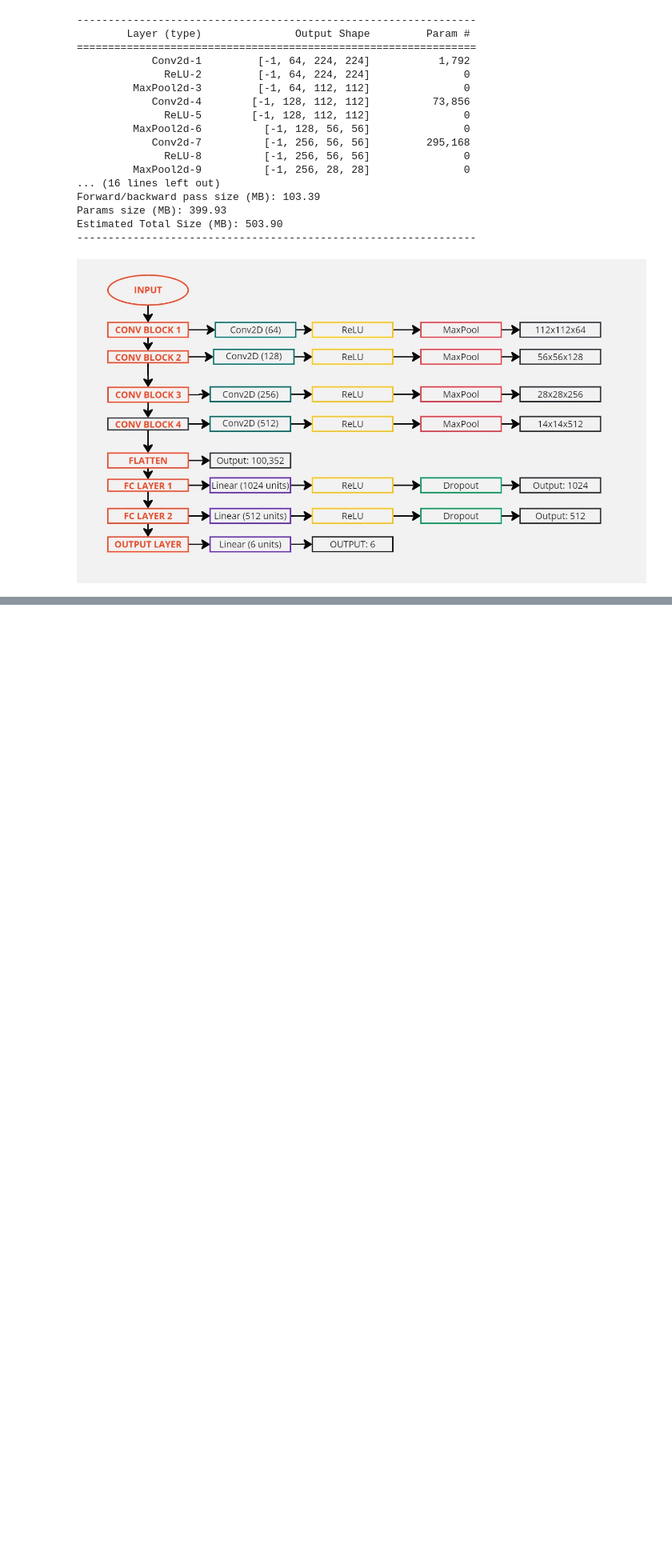
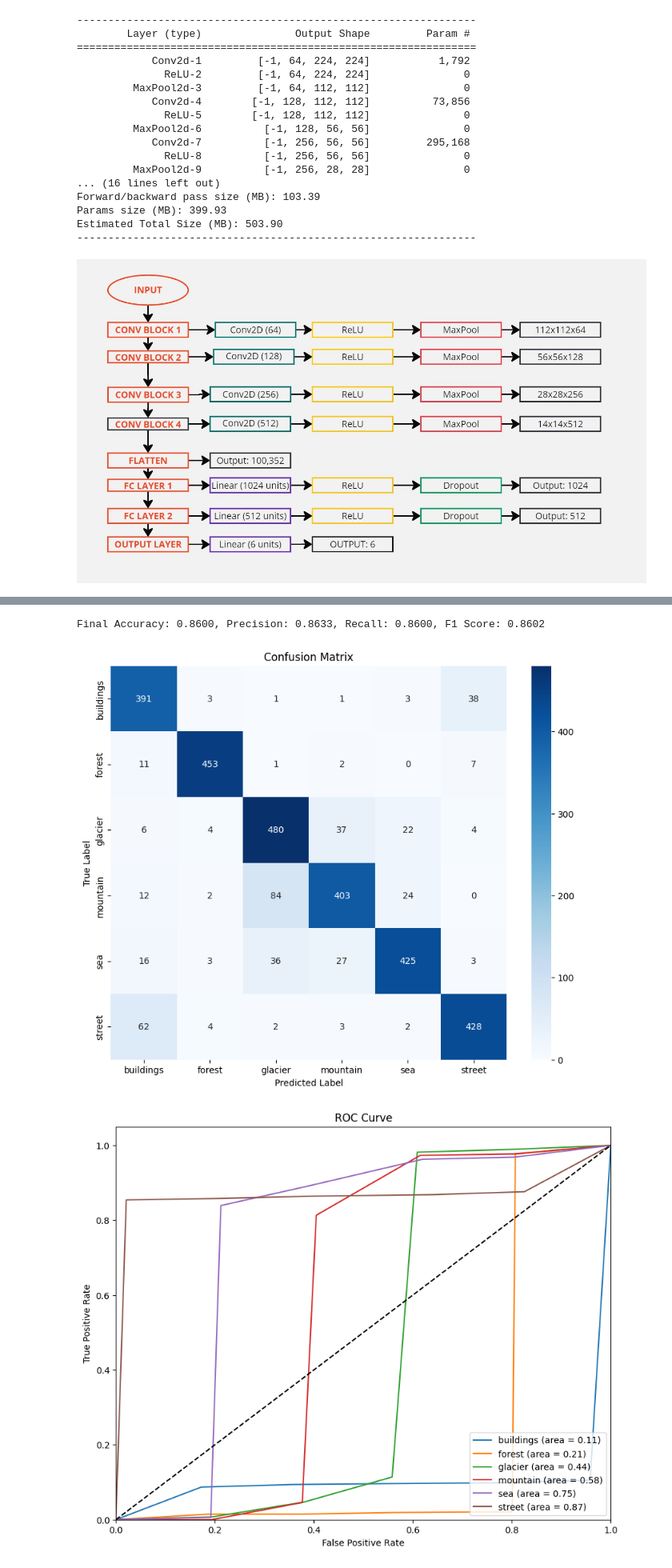
Before and after one commit to adebanjo23/eniola_capstone, a Jupyter notebook: intel_image_classification.ipynb, the cells around one changed output, grey strips where cells are left out. Shown at 80% size. Drawn from its saved outputs; the diff is of its cells as text; code cells hidden in the pictures; blank space fills up the shorter version.

```diff
--- a/intel_image_classification.ipynb
+++ b/intel_image_classification.ipynb
@@ -387 +485,15 @@ Accuracy: 0.8447, Precision: 0.8495, Recall: 0.8447, F1 Score: 0.8451
+# %%
+# Final evaluation on the test set
+labels, predictions = evaluate_model(model, test_loader)
+accuracy, precision, recall, f1 = calculate_metrics(labels, predictions)
+logging.info(f'Final evaluation metrics - Accuracy: {accuracy:.4f}, Precision: {precision:.4f}, Recall: {recall:.4f}, F1 Score: {f1:.4f}')
+print(f'Final Accuracy: {accuracy:.4f}, Precision: {precision:.4f}, Recall: {recall:.4f}, F1 Score: {f1:.4f}')
+
+plot_confusion_matrix(labels, preds, train_dataset.dataset.classes)
+
+plot_roc_curve(labels, preds, train_dataset.dataset.classes)
+# %% [output]
+Final Accuracy: 0.8600, Precision: 0.8633, Recall: 0.8600, F1 Score: 0.8602
+[figure, added]
+[figure, added]
 # %% [markdown]
```
Also changed, not shown: parts of 19 cells of this notebook, 2 other files.
